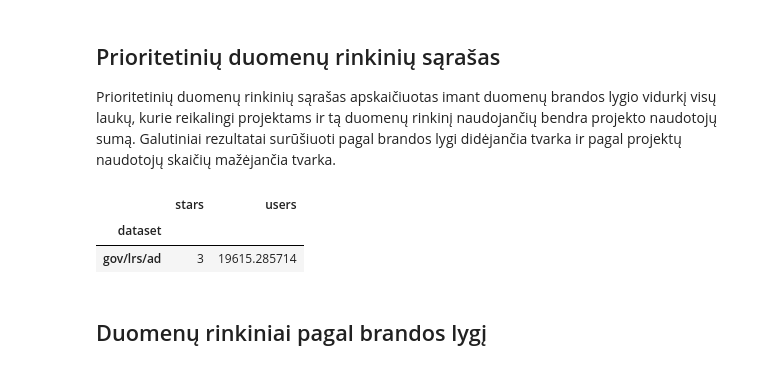
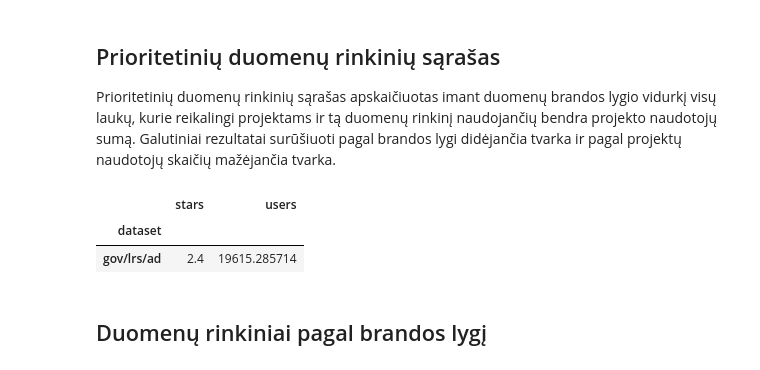
Before and after one commit to atviriduomenys/manifest, a Jupyter notebook: notebooks/metrics.ipynb, the cells around one changed output. Drawn from its saved outputs; the diff is of its cells as text; code cells hidden in the pictures.

Commit message:
Fixed priority list counting

```diff
--- a/notebooks/metrics.ipynb
+++ b/notebooks/metrics.ipynb
@@ -83,17 +83,22 @@ frame.groupby('project').users.first().plot.barh(figsize=(16, 4));
 
 Prioritetinių duomenų rinkinių sąrašas apskaičiuotas imant duomenų brandos lygio vidurkį visų laukų, kurie reikalingi projektams ir tą duomenų rinkinį naudojančių bendra projekto naudotojų sumą. Galutiniai rezultatai surūšiuoti pagal brandos lygi didėjančia tvarka ir pagal projektų naudotojų skaičių mažėjančia tvarka.
 # %%
-frame.dropna(subset=['dataset']).groupby(['dataset', 'project']).agg({
-    'stars': 'mean',
+f = frame.dropna(subset=['dataset']).groupby(['dataset', 'project']).agg({
+    'stars': ['sum', 'count'],
     'users': 'first',
 }).groupby(level=0).agg({
-    'stars': 'mean',
-    'users': 'sum',
+    ('stars', 'sum'): 'sum',
+    ('stars', 'count'): 'sum',
+    ('users', 'first'): 'sum',
+})
+pd.DataFrame({
+    'stars': f[('stars', 'sum')] / f[('stars', 'count')],
+    'users': f[('users', 'first')],
 }).sort_values(['stars', 'users'], ascending=[True, False])
 # %% [output]
 |  | stars | users |
 | dataset |  |  |
-| gov/lrs/ad | 3 | 19615.285714 |
+| gov/lrs/ad | 2.4 | 19615.285714 |
 # %% [markdown]
 ## Duomenų rinkiniai pagal brandos lygį
 # %%
```
Also changed, not shown: parts of 5 cells of this notebook.
